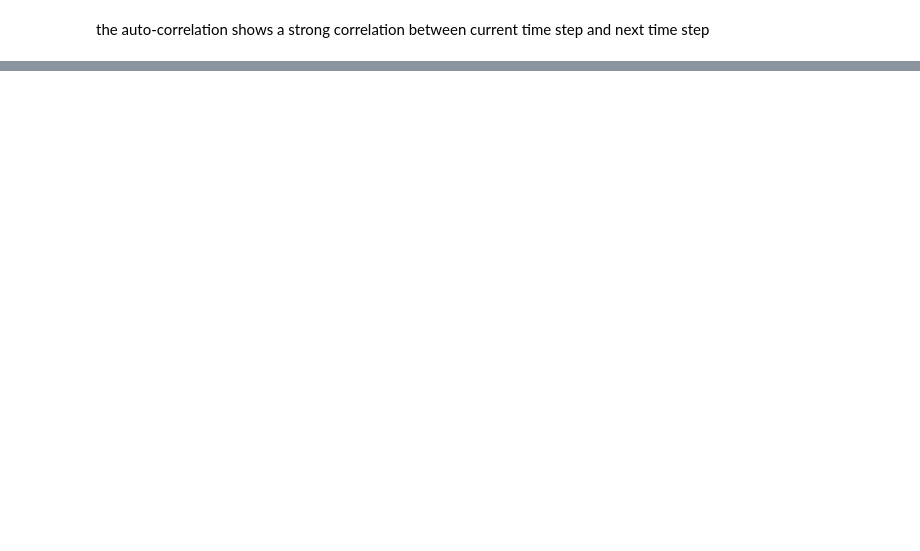
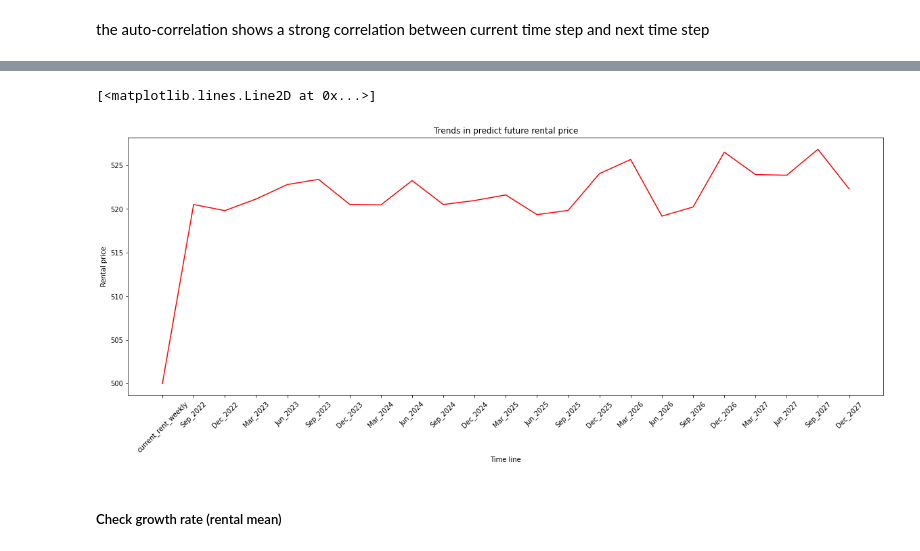
Before and after one commit to MAST30034-Applied-Data-Science/generic-real-estate-consulting-project-group-1-iron-data-man, a Jupyter notebook: notebooks/Modelling.ipynb, the cells around one changed output, grey strips where cells are left out. Saved outputs shown, nothing was run; the diff lists cells and outputs as text; code cells hidden in the pictures; blank space fills up the shorter version.

```diff
--- a/notebooks/Modelling.ipynb
+++ b/notebooks/Modelling.ipynb
@@ -677,0 +1201,14 @@ plt.show()
+# %%
+# plot the current rent price and predicted rent price in the future
+# another property
+plt.figure(figsize=(20,7))
+plt.xticks(rotation=45)
+plt.ylabel("Rental price")
+plt.xlabel("Time line")
+plt.title("Trends in predict future rental price")
+plt.plot(result_df.columns.tolist(),result_df.loc[800].tolist(), color = 'r')
+# %% [output]
+[<matplotlib.lines.Line2D at 0x...>]
+[figure, added]
+# %% [markdown]
+##### Check growth rate (rental mean)
```
Also changed, not shown: parts of 79 cells of this notebook, 3 other files.
